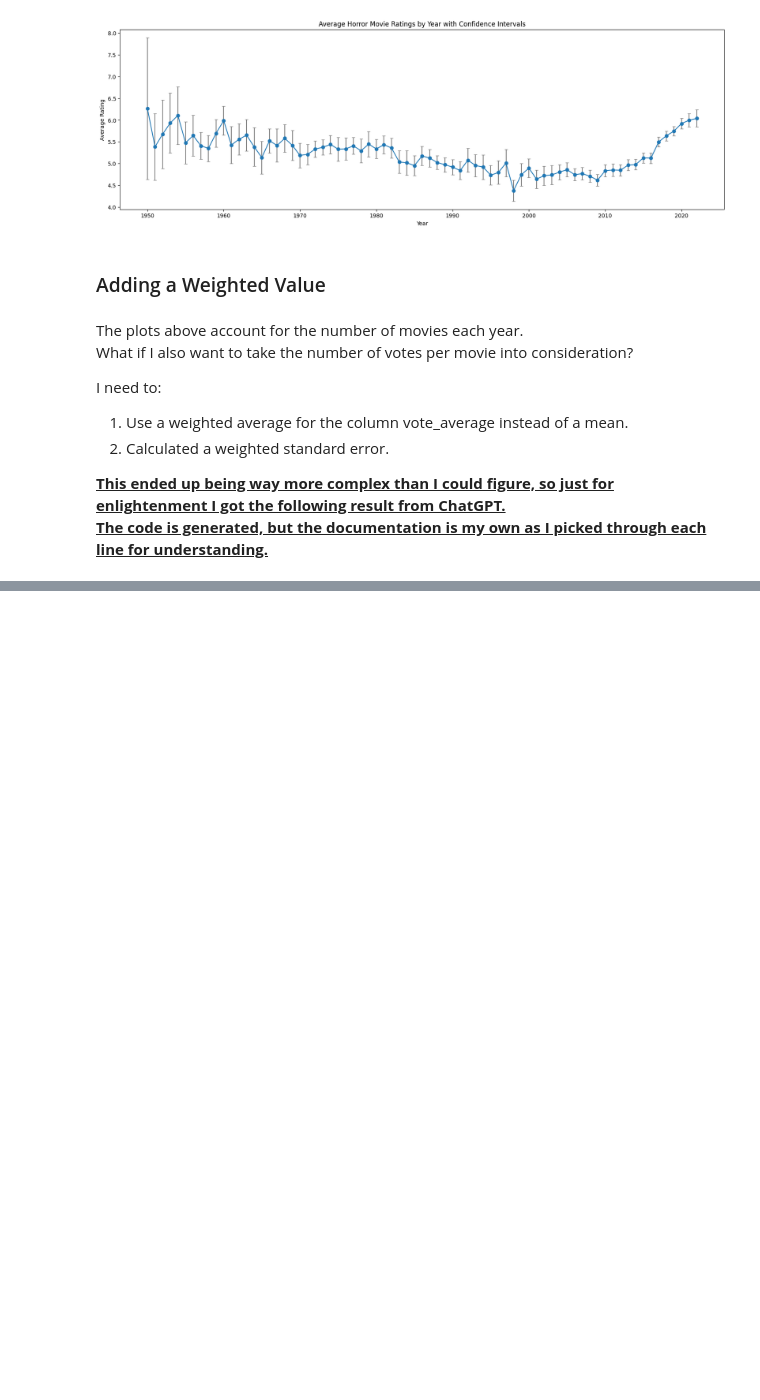
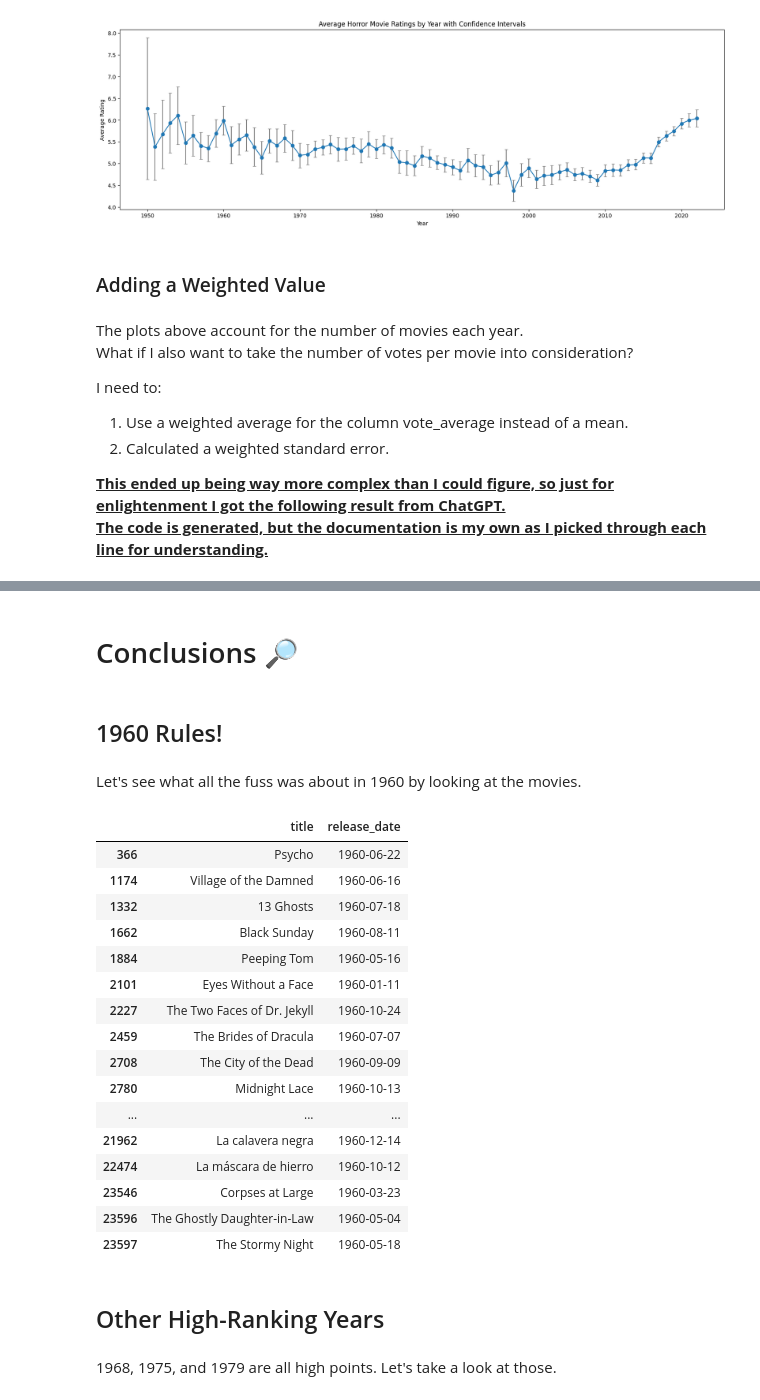
Before and after one commit to ashley-skidmore/horror_movie_playground, a Jupyter notebook: notebooks/horror_by_year.ipynb, the cells around one changed output, grey strips where cells are left out. Saved outputs shown, nothing was run; the diff lists cells and outputs as text; code cells hidden in the pictures; blank space fills up the shorter version.

```diff
--- a/notebooks/horror_by_year.ipynb
+++ b/notebooks/horror_by_year.ipynb
@@ -406,0 +410,32 @@ plt.show()
+# %% [markdown]
+# Conclusions 🔎
+# %% [markdown]
+## 1960 Rules!
+# %% [markdown]
+Let's see what all the fuss was about in 1960 by looking at the movies.
+# %%
+movies_1960 = horror_movies[horror_movies['year'] == 1960]
+
+movies_1960[['title', 'release_date']]
+# %% [output]
+|  | title | release_date |
+| 366 | Psycho | 1960-06-22 |
+| 1174 | Village of the Damned | 1960-06-16 |
+| 1332 | 13 Ghosts | 1960-07-18 |
+| 1662 | Black Sunday | 1960-08-11 |
+| 1884 | Peeping Tom | 1960-05-16 |
+| 2101 | Eyes Without a Face | 1960-01-11 |
+| 2227 | The Two Faces of Dr. Jekyll | 1960-10-24 |
+| 2459 | The Brides of Dracula | 1960-07-07 |
+| 2708 | The City of the Dead | 1960-09-09 |
+| 2780 | Midnight Lace | 1960-10-13 |
+| ... | ... | ... |
+| 21962 | La calavera negra | 1960-12-14 |
+| 22474 | La máscara de hierro | 1960-10-12 |
+| 23546 | Corpses at Large | 1960-03-23 |
+| 23596 | The Ghostly Daughter-in-Law | 1960-05-04 |
+| 23597 | The Stormy Night | 1960-05-18 |
+# %% [markdown]
+## Other High-Ranking Years
+# %% [markdown]
+1968, 1975, and 1979 are all high points.  Let's take a look at those.
```
Also changed, not shown: parts of 13 cells of this notebook.
